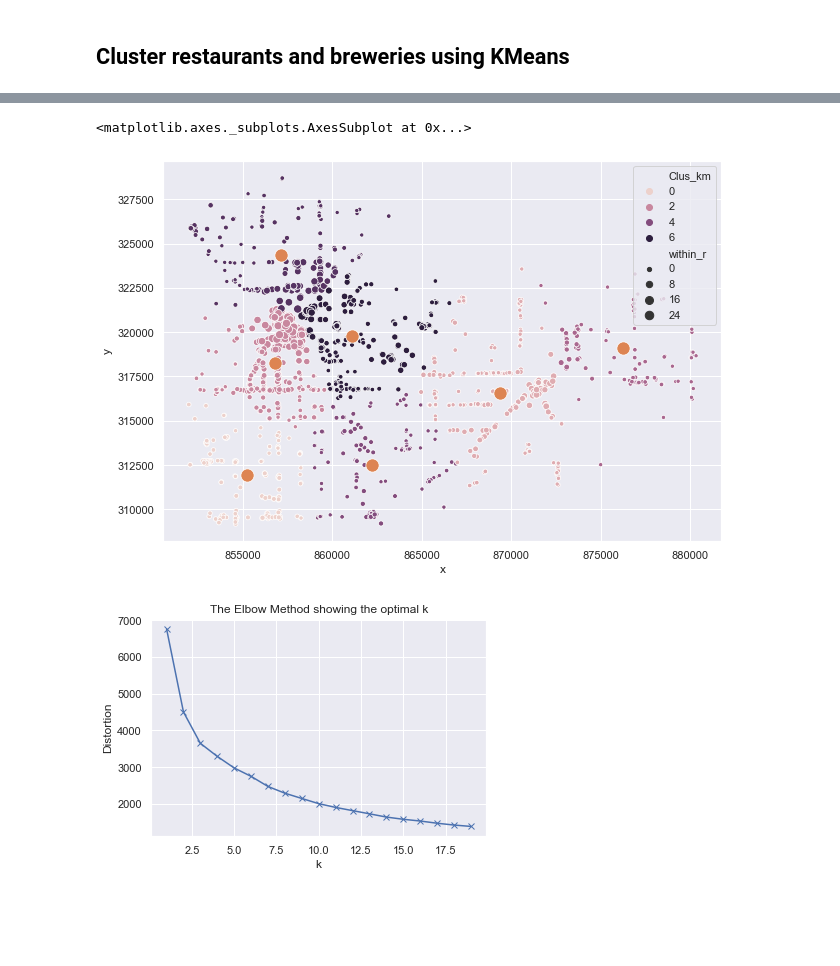
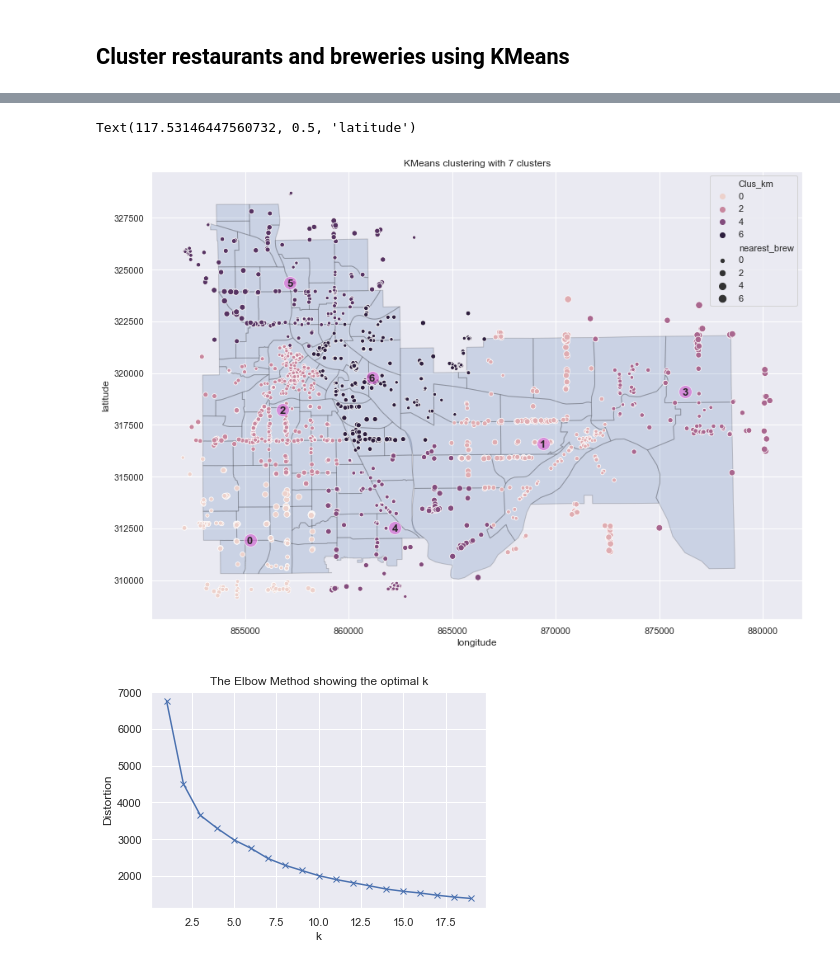
Before and after one commit to no50free/Twin_Cities_Cluster_Analysis, a Jupyter notebook: Capstone Cleaned.ipynb, the cells around one changed output, grey strips where cells are left out. Saved outputs shown, nothing was run; the diff lists cells and outputs as text; code cells hidden in the pictures; blank space fills up the shorter version.

```diff
--- a/Capstone Cleaned.ipynb
+++ b/Capstone Cleaned.ipynb
@@ -554,13 +556,25 @@ plt.show()
 # %%
+
 # Using Seaborn
-fig, ax = plt.subplots(figsize=(10,7))
-ax = sns.scatterplot(x='x', y='y', size='within_r', hue='Clus_km', data=gdf)
+#fig, ax = plt.subplots(figsize=(15,10))
+ax = tc_geo.plot(figsize=(15,10), edgecolor='k',alpha=0.2)
+
+
+sns.scatterplot(x='x', y='y', size='nearest_brew', hue='Clus_km', data=gdf)
 sns.scatterplot(x=k_means_cluster_centers[:,0],
                 y=k_means_cluster_centers[:,1],
-                s=175)
+                s=250, color='orchid', alpha=.7)
+for j in range(len(k_means_cluster_centers)):
+    ax.text(k_means_cluster_centers[j,0], k_means_cluster_centers[j,1],
+            j, # text value.
+            fontsize=13, fontweight=600, ha='center', va='center_baseline')
+
+plt.title('KMeans clustering with %i clusters' %clusterNum)
+plt.xlabel('longitude')
+plt.ylabel('latitude')
 # %% [output]
-<matplotlib.axes._subplots.AxesSubplot at 0x...>
+Text(117.53146447560732, 0.5, 'latitude')
-[figure, old version]
+[figure, new version]
 # %%
 from sklearn import metrics
 from scipy.spatial.distance import cdist
```
Also changed, not shown: parts of 2 cells of this notebook.
